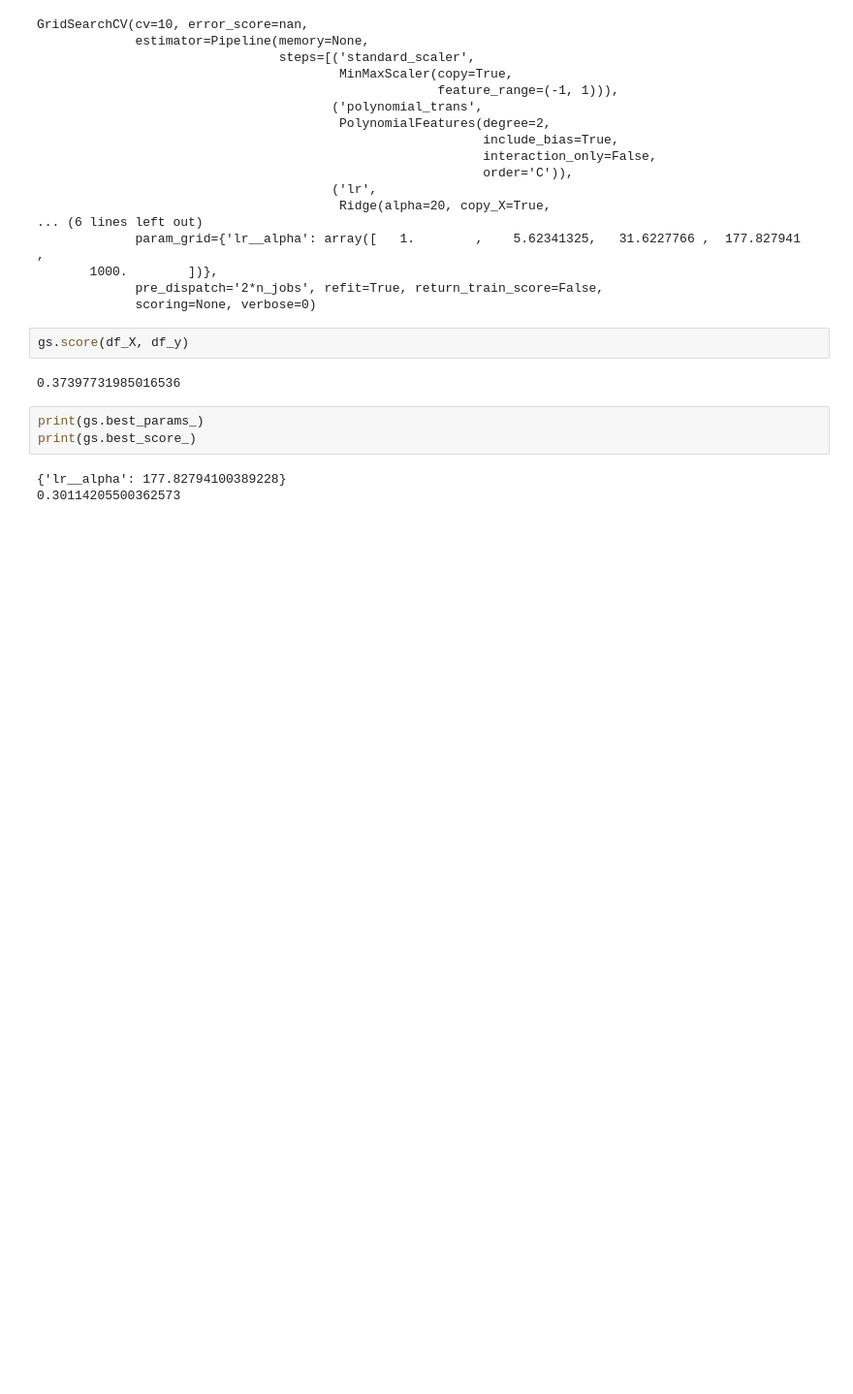
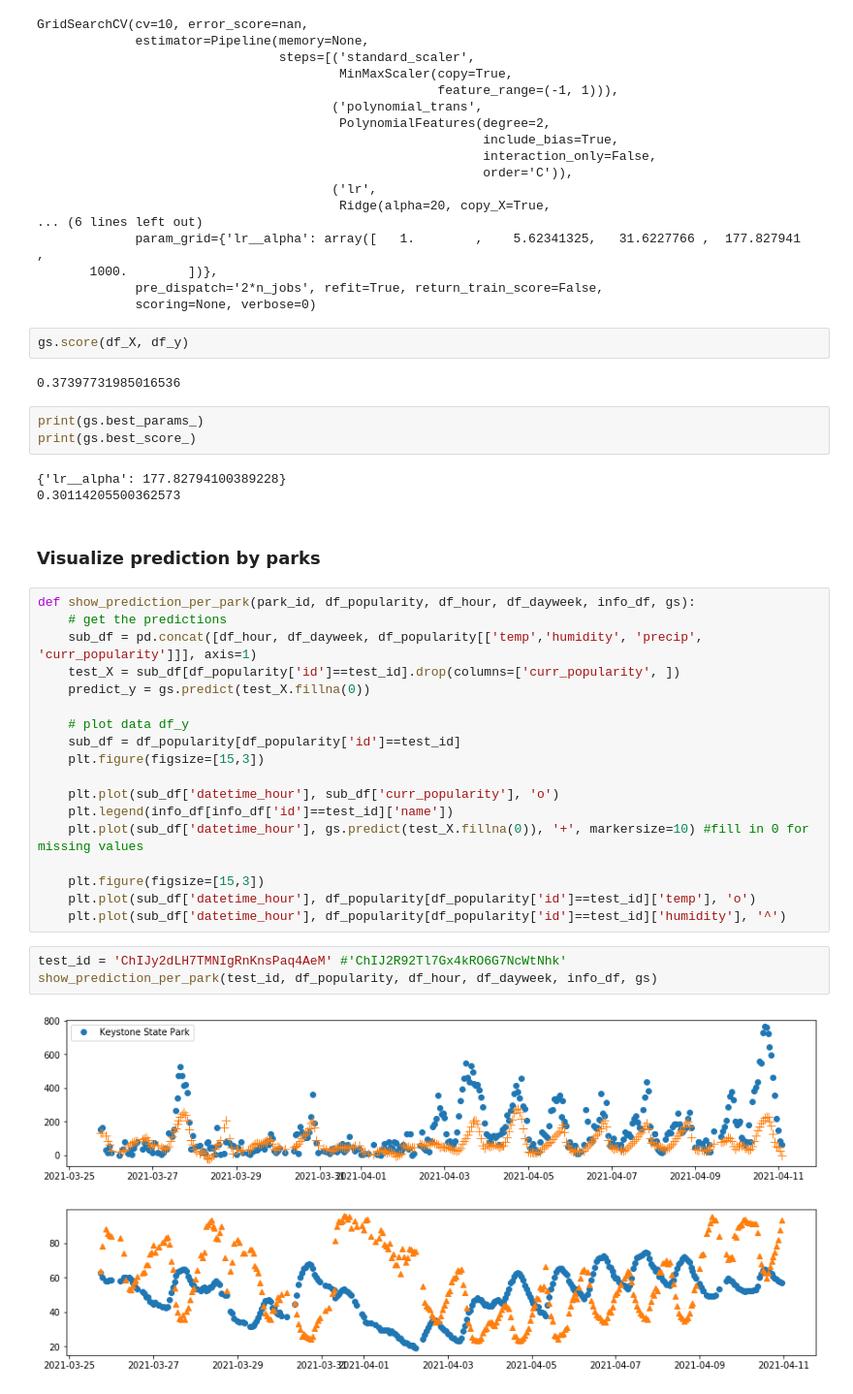
Before and after one commit to qcabel/park-recommendation, a Jupyter notebook: prepare_dataframe_for_training.ipynb, the cells around one changed output. Shown at 97% size. Drawn from its saved outputs; the diff is of its cells as text; blank space fills up the shorter version.

```diff
--- a/prepare_dataframe_for_training.ipynb
+++ b/prepare_dataframe_for_training.ipynb
@@ -410,3 +418,29 @@ print(gs.best_score_)
 # %% [output]
 {'lr__alpha': 177.82794100389228}
 0.30114205500362573
+# %% [markdown]
+### Visualize prediction by parks
+# %%
+def show_prediction_per_park(park_id, df_popularity, df_hour, df_dayweek, info_df, gs):
+    # get the predictions
+    sub_df = pd.concat([df_hour, df_dayweek, df_popularity[['temp','humidity', 'precip', 'curr_popularity']]], axis=1)
+    test_X = sub_df[df_popularity['id']==test_id].drop(columns=['curr_popularity', ])
+    predict_y = gs.predict(test_X.fillna(0))
+
+    # plot data df_y
+    sub_df = df_popularity[df_popularity['id']==test_id]
+    plt.figure(figsize=[15,3])
+
+    plt.plot(sub_df['datetime_hour'], sub_df['curr_popularity'], 'o')
+    plt.legend(info_df[info_df['id']==test_id]['name'])
+    plt.plot(sub_df['datetime_hour'], gs.predict(test_X.fillna(0)), '+', markersize=10) #fill in 0 for missing values
+
+    plt.figure(figsize=[15,3])
+    plt.plot(sub_df['datetime_hour'], df_popularity[df_popularity['id']==test_id]['temp'], 'o')
+    plt.plot(sub_df['datetime_hour'], df_popularity[df_popularity['id']==test_id]['humidity'], '^')
+# %%
+test_id = 'ChIJy2dLH7TMNIgRnKnsPaq4AeM' #'ChIJ2R92Tl7Gx4kRO6G7NcWtNhk'
+show_prediction_per_park(test_id, df_popularity, df_hour, df_dayweek, info_df, gs)
+# %% [output]
+[figure, added]
+[figure, added]
```
Also changed, not shown: parts of 7 cells of this notebook.
